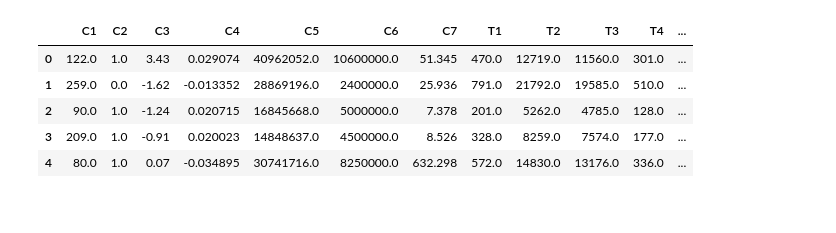
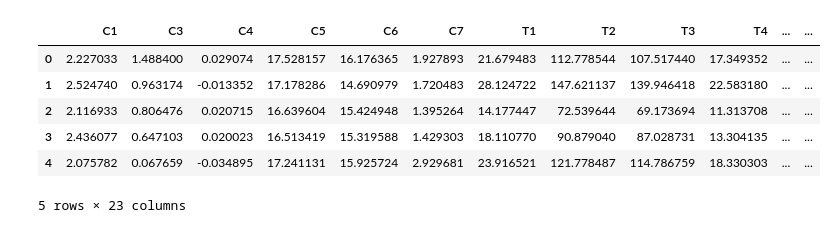
Before and after one commit to BA545-SP2019/2019-competition1-kerry-alex-and-mike, a Jupyter notebook: pipeline2/p2_zscore.ipynb, the cells around one changed output. Drawn from its saved outputs; the diff is of its cells as text; code cells hidden in the pictures.

```diff
--- a/pipeline2/p2_zscore.ipynb
+++ b/pipeline2/p2_zscore.ipynb
@@ -3,13 +3,14 @@ import numpy as np
 import pandas as pd
 import matplotlib.pyplot as plt
 # %%
-# read file
-dfx = pd.read_csv('csv_files/x.csv', index_col=0)
+# read cvs file
+dfx = pd.read_csv('../csv_files/p2stdev.csv', index_col=0)
 dfx.head()
 # %% [output]
-|  | C1 | C2 | C3 | C4 | C5 | C6 | C7 | T1 | T2 | T3 | T4 | ... |
-| 0 | 122.0 | 1.0 | 3.43 | 0.029074 | 40962052.0 | 10600000.0 | 51.345 | 470.0 | 12719.0 | 11560.0 | 301.0 | ... |
-| 1 | 259.0 | 0.0 | -1.62 | -0.013352 | 28869196.0 | 2400000.0 | 25.936 | 791.0 | 21792.0 | 19585.0 | 510.0 | ... |
-| 2 | 90.0 | 1.0 | -1.24 | 0.020715 | 16845668.0 | 5000000.0 | 7.378 | 201.0 | 5262.0 | 4785.0 | 128.0 | ... |
-| 3 | 209.0 | 1.0 | -0.91 | 0.020023 | 14848637.0 | 4500000.0 | 8.526 | 328.0 | 8259.0 | 7574.0 | 177.0 | ... |
-| 4 | 80.0 | 1.0 | 0.07 | -0.034895 | 30741716.0 | 8250000.0 | 632.298 | 572.0 | 14830.0 | 13176.0 | 336.0 | ... |
+|  | C1 | C3 | C4 | C5 | C6 | C7 | T1 | T2 | T3 | T4 | ... | ... |
+| 0 | 2.227033 | 1.488400 | 0.029074 | 17.528157 | 16.176365 | 1.927893 | 21.679483 | 112.778544 | 107.517440 | 17.349352 | ... | ... |
+| 1 | 2.524740 | 0.963174 | -0.013352 | 17.178286 | 14.690979 | 1.720483 | 28.124722 | 147.621137 | 139.946418 | 22.583180 | ... | ... |
+| 2 | 2.116933 | 0.806476 | 0.020715 | 16.639604 | 15.424948 | 1.395264 | 14.177447 | 72.539644 | 69.173694 | 11.313708 | ... | ... |
+| 3 | 2.436077 | 0.647103 | 0.020023 | 16.513419 | 15.319588 | 1.429303 | 18.110770 | 90.879040 | 87.028731 | 13.304135 | ... | ... |
+| 4 | 2.075782 | 0.067659 | -0.034895 | 17.241131 | 15.925724 | 2.929681 | 23.916521 | 121.778487 | 114.786759 | 18.330303 | ... | ... |
+5 rows × 23 columns
```
Also changed, not shown: parts of 37 cells of this notebook, 6 other files.
